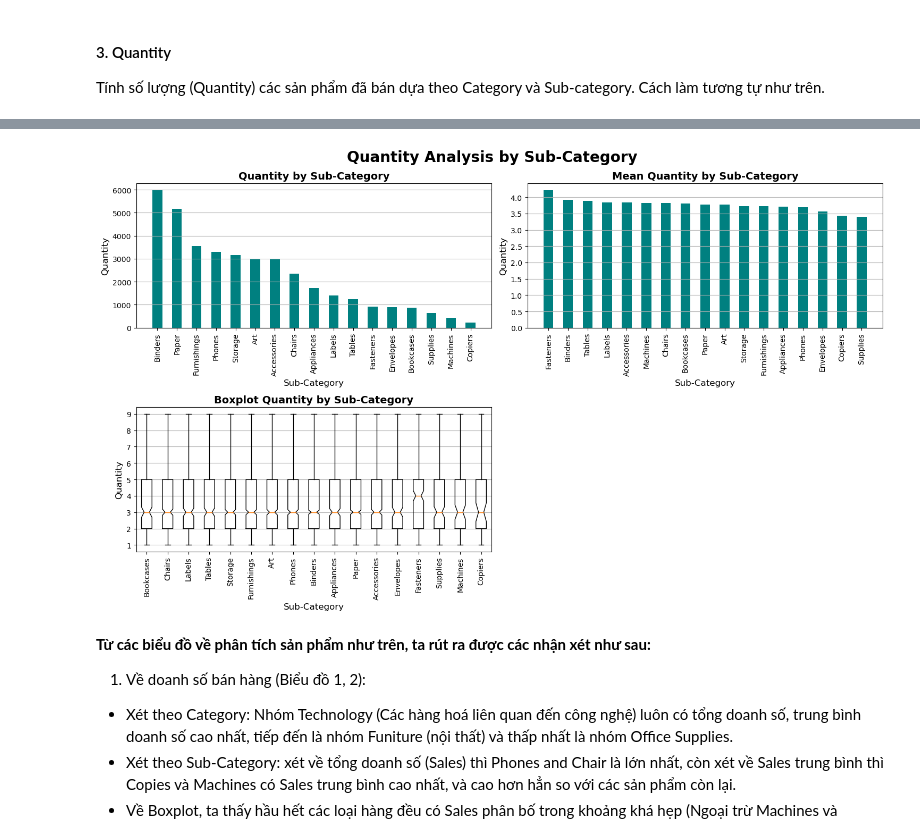
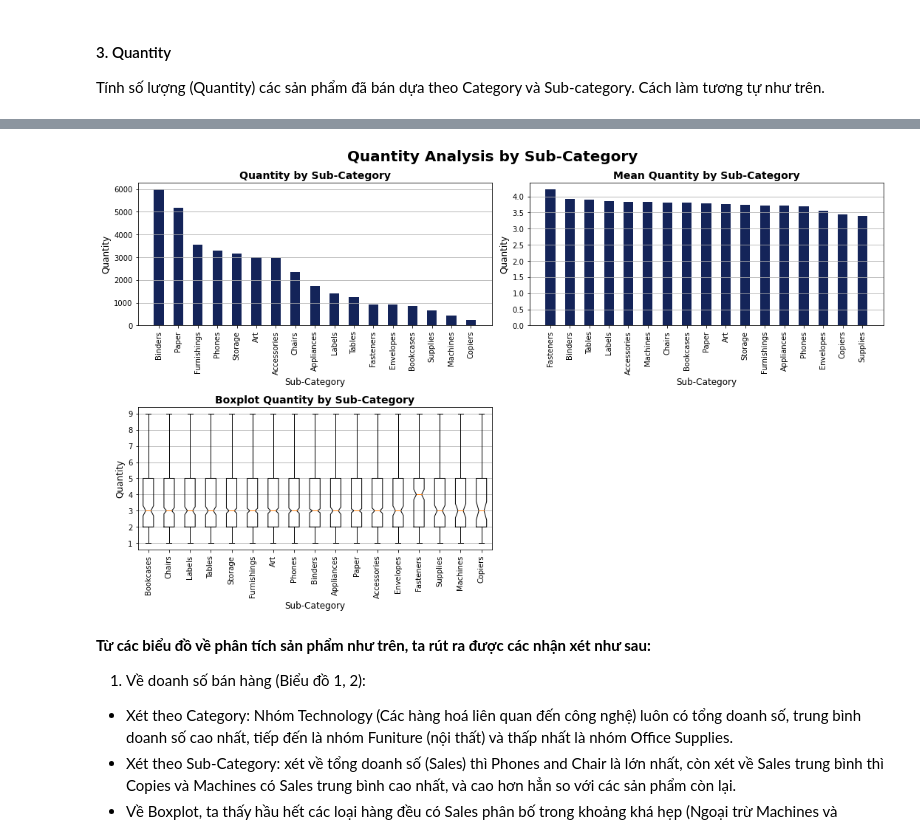
Before and after one commit to khangnl24112002/DataVisualization_Group02_Lab01, a Jupyter notebook: main.ipynb, the cells around one changed output, grey strips where cells are left out. Cells and saved outputs as stored; diff of their text form; code cells hidden in the pictures.

```diff
--- a/main.ipynb
+++ b/main.ipynb
@@ -754,39 +759,39 @@ fig, axs = plt.subplots(nrows=2, ncols=2, figsize=(15,9))
 fig.suptitle('Quantity Analysis by Sub-Category',fontweight='bold',fontsize=20)
 
 # Vẽ biểu đồ con 1
-axs[0, 0].bar(Quantity_per_Sub_Category['Sub-Category'], Quantity_per_Sub_Category['Quantity'], width=0.5, color='teal')
+axs[0, 0].bar(Quantity_per_Sub_Category['Sub-Category'], Quantity_per_Sub_Category['Quantity'], width=0.5, color='#142459')
 axs[0, 0].set_title('Quantity by Sub-Category', fontsize=14, fontweight='bold')
 axs[0, 0].set_xlabel('Sub-Category', fontsize=12)
 axs[0, 0].set_ylabel('Quantity', fontsize=12)
 axs[0, 0].ticklabel_format(style='plain', axis='y')
 axs[0, 0].tick_params(axis='x', which='major', labelsize=10,rotation=90)
 axs[0, 0].grid(axis='y')
 
 # Vẽ biểu đồ con 2
-axs[0, 1].bar(mean_Quantity_per_Sub_Category['Sub-Category'], mean_Quantity_per_Sub_Category['Quantity'], width=0.5, color='teal')
+axs[0, 1].bar(mean_Quantity_per_Sub_Category['Sub-Category'], mean_Quantity_per_Sub_Category['Quantity'], width=0.5, color='#142459')
 axs[0, 1].set_title('Mean Quantity by Sub-Category',fontsize=14, fontweight='bold')
 axs[0, 1].set_xlabel('Sub-Category', fontsize=12)
 axs[0, 1].set_ylabel('Quantity', fontsize=12)
 axs[0, 1].ticklabel_format(style='plain', axis='y')
 axs[0, 1].tick_params(axis='x', which='major', labelsize=10,rotation=90)
 axs[0, 1].grid(axis='y')
 
 # Vẽ biểu đồ con 3
 axs[1, 0].boxplot([df[df['Sub-Category'] == Sub_Category]['Quantity'] for Sub_Category in df['Sub-Category'].unique()], notch=True, showfliers=False)
 axs[1, 0].set_title('Boxplot Quantity by Sub-Category', fontsize=14, fontweight='bold')
 axs[1, 0].set_xlabel('Sub-Category', fontsize=12)
 axs[1, 0].set_ylabel('Quantity', fontsize=12)
 axs[1, 0].ticklabel_format(style='plain', axis='y')
 axs[1, 0].set_xticklabels(df['Sub-Category'].unique(),rotation=90)
 axs[1, 0].grid(axis='y')
 
 # Xoá biểu đồ góc [1, 1]
 axs[1, 1].remove()
 
 plt.tight_layout()
 plt.show()
 # %% [output]
-[figure, old version]
+[figure, new version]
 # %% [markdown]
 **Từ các biểu đồ về phân tích sản phẩm như trên, ta rút ra được các nhận xét như sau:**
 1. Về doanh số bán hàng (Biểu đồ 1, 2):
```
Also changed, not shown: parts of 16 cells of this notebook.
